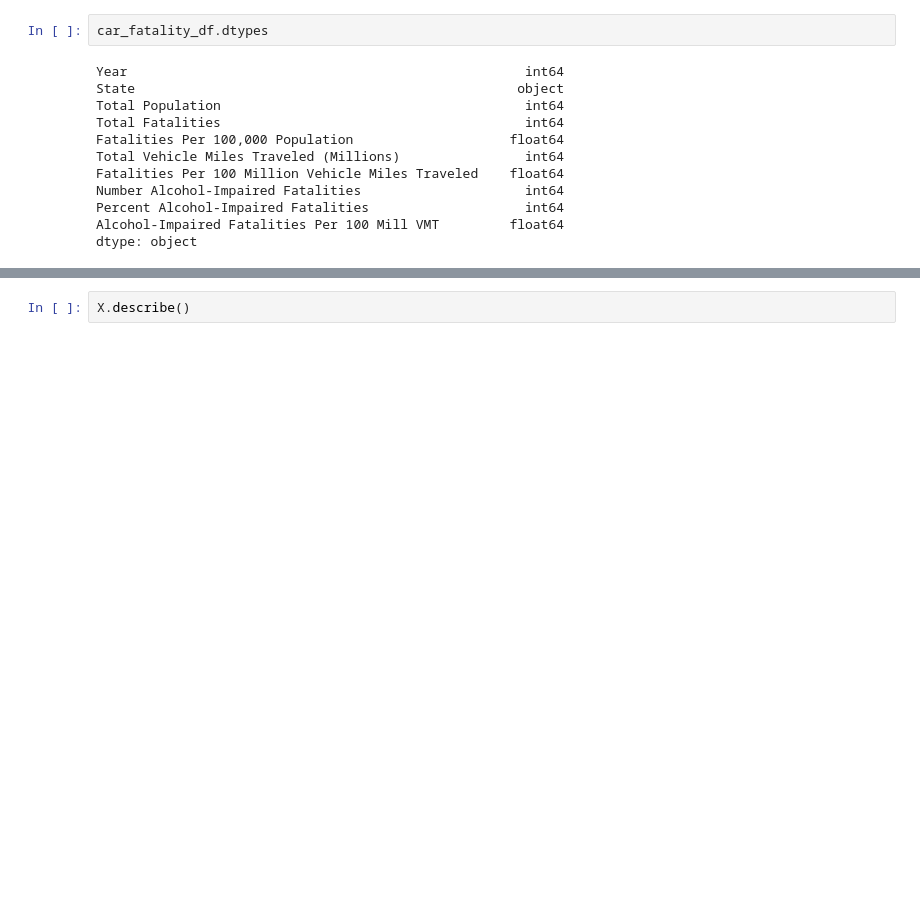
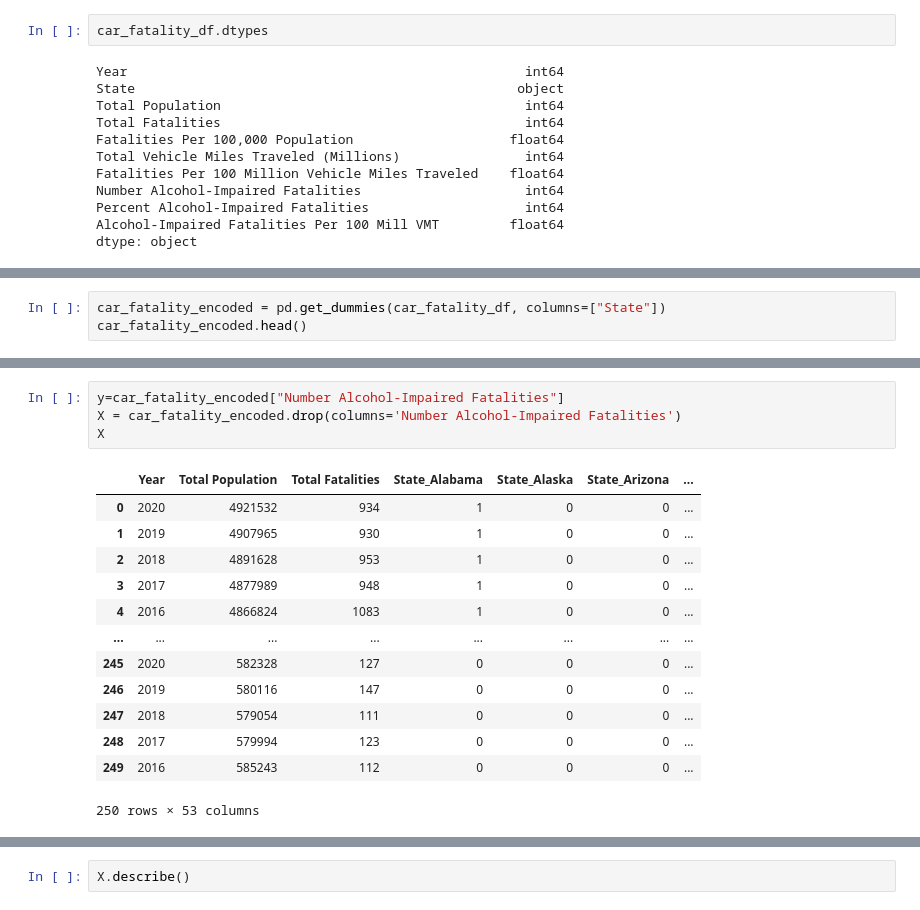
Before and after one commit to AjaniBenoit/Final_Project, a Jupyter notebook: car_fatality.ipynb, the cells around one changed output, grey strips where cells are left out. Saved outputs shown, nothing was run; the diff lists cells and outputs as text; blank space fills up the shorter version.

```diff
--- a/car_fatality.ipynb
+++ b/car_fatality.ipynb
@@ -130,0 +169,3 @@ NameError: name 'state_num' is not defined
+# %%
+car_fatality_encoded = pd.get_dummies(car_fatality_df, columns=["State"])
+car_fatality_encoded.head()
@@ -130,0 +180,18 @@ NameError: name 'state_num' is not defined
+# %%
+y=car_fatality_encoded["Number Alcohol-Impaired Fatalities"]
+X = car_fatality_encoded.drop(columns='Number Alcohol-Impaired Fatalities')
+X
+# %% [output]
+|  | Year | Total Population | Total Fatalities | State_Alabama | State_Alaska | State_Arizona | ... |
+| 0 | 2020 | 4921532 | 934 | 1 | 0 | 0 | ... |
+| 1 | 2019 | 4907965 | 930 | 1 | 0 | 0 | ... |
+| 2 | 2018 | 4891628 | 953 | 1 | 0 | 0 | ... |
+| 3 | 2017 | 4877989 | 948 | 1 | 0 | 0 | ... |
+| 4 | 2016 | 4866824 | 1083 | 1 | 0 | 0 | ... |
+| ... | ... | ... | ... | ... | ... | ... | ... |
+| 245 | 2020 | 582328 | 127 | 0 | 0 | 0 | ... |
+| 246 | 2019 | 580116 | 147 | 0 | 0 | 0 | ... |
+| 247 | 2018 | 579054 | 111 | 0 | 0 | 0 | ... |
+| 248 | 2017 | 579994 | 123 | 0 | 0 | 0 | ... |
+| 249 | 2016 | 585243 | 112 | 0 | 0 | 0 | ... |
+250 rows × 53 columns
```
Also changed, not shown: parts of 34 cells of this notebook.
